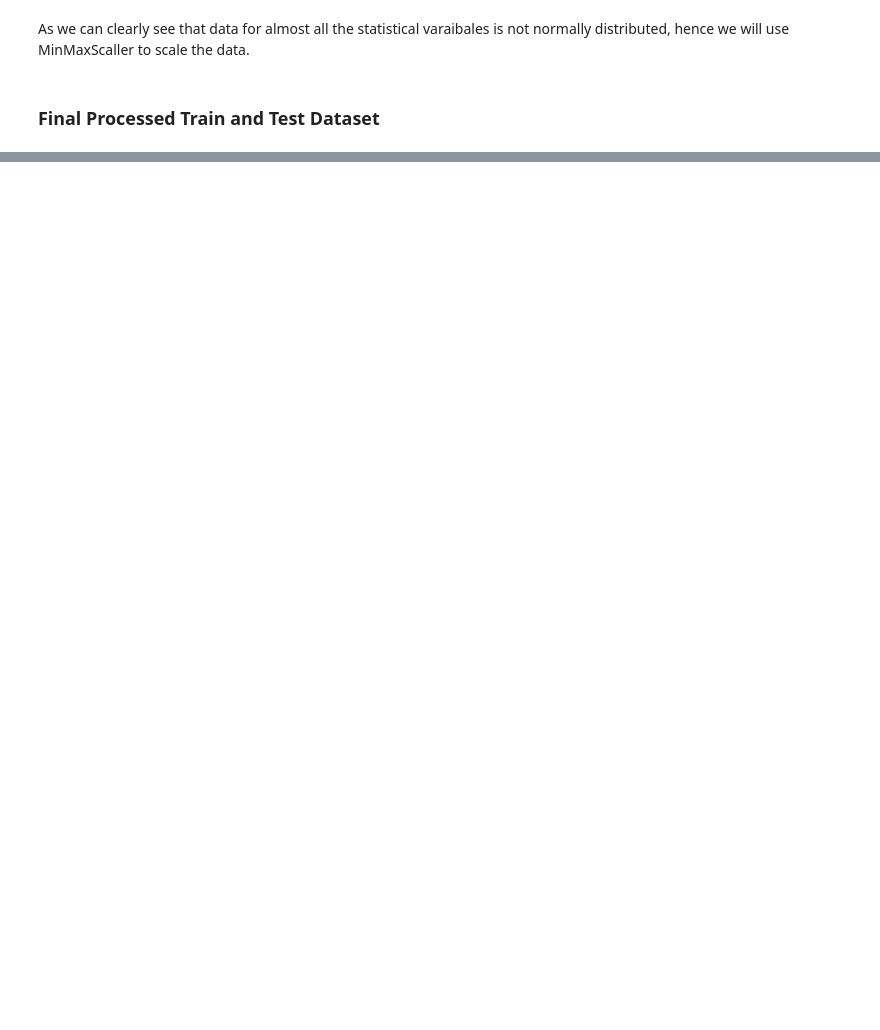
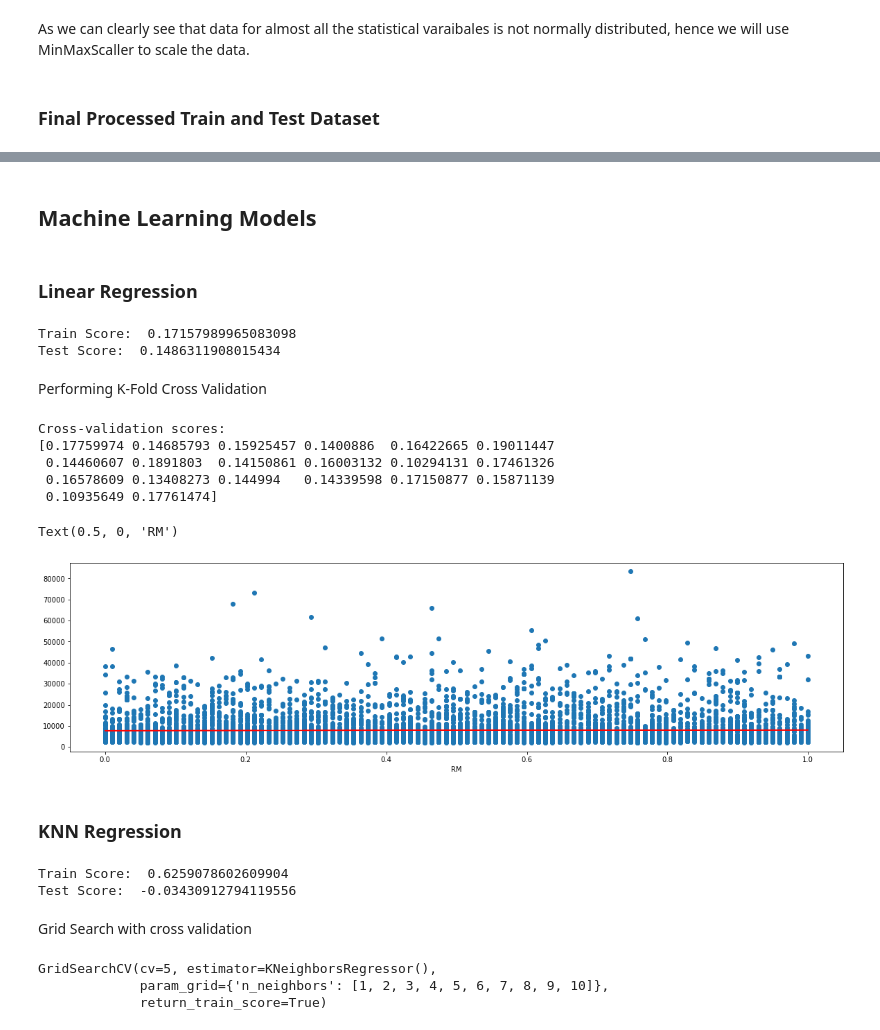
Before and after one commit to ddahiya16/Machine-Learning, a Jupyter notebook: Customer Life Time Value Prediction Model.ipynb, the cells around one changed output, grey strips where cells are left out. Cells and saved outputs as stored; diff of their text form; code cells hidden in the pictures; blank space fills up the shorter version.

Commit message:
Update Customer Life Time Value Prediction Model.ipynb
Linear Regression and KNN Regression

```diff
--- a/Customer Life Time Value Prediction Model.ipynb
+++ b/Customer Life Time Value Prediction Model.ipynb
@@ -583 +583,60 @@ pd.DataFrame(x_test).head()
 5 rows × 57 columns
+# %% [markdown]
+## Machine Learning Models
+# %% [markdown]
+### Linear Regression
+# %%
+from sklearn.linear_model import LinearRegression
+
+lreg = LinearRegression()
+lreg.fit(x_train, y_train)
+print("Train Score: ",lreg.score(x_train, y_train))
+print("Test Score: ",lreg.score(x_test, y_test))
+# %% [output]
+Train Score:  0.17157989965083098
+Test Score:  0.1486311908015434
+# %% [markdown]
+Performing K-Fold Cross Validation
+# %%
+from sklearn.model_selection import KFold
+from sklearn.model_selection import cross_val_score
+kfold = KFold(n_splits=20)
+print("Cross-validation scores:\n{}".format
+      (cross_val_score(lreg, x, y, cv=kfold)))
+# %% [output]
+Cross-validation scores:
+[0.17759974 0.14685793 0.15925457 0.1400886  0.16422665 0.19011447
+ 0.14460607 0.1891803  0.14150861 0.16003132 0.10294131 0.17461326
+ 0.16578609 0.13408273 0.144994   0.14339598 0.17150877 0.15871139
+ 0.10935649 0.17761474]
+# %%
+%matplotlib inline
+import matplotlib.pyplot as plt
+
+X_train_rm = x_train[:,5].reshape(-1,1)
+lreg.fit(X_train_rm, y_train)
+y_predict = lreg.predict(X_train_rm)
+
+plt.subplots(figsize = (20,5))
+plt.plot(X_train_rm, y_predict, c = 'r')
+plt.scatter(X_train_rm,y_train)
+plt.xlabel('RM')
+# %% [output]
+Text(0.5, 0, 'RM')
+[figure, added]
+# %% [markdown]
+### KNN Regression
+# %%
+from sklearn.neighbors import KNeighborsRegressor
+
+knn = KNeighborsRegressor(n_neighbors=2)
+
+# Fit and score
+knn.fit(x_train, y_train)
+print("Train Score: ",knn.score(x_train, y_train))
+print("Test Score: ",knn.score(x_test, y_test))
+# %% [output]
+Train Score:  0.6259078602609904
+Test Score:  -0.03430912794119556
+# %% [markdown]
+Grid Search with cross validation
@@ -583,0 +648,6 @@ pd.DataFrame(x_test).head()
+# %%
+grid_search.fit(x_train, y_train)
+# %% [output]
+GridSearchCV(cv=5, estimator=KNeighborsRegressor(),
+             param_grid={'n_neighbors': [1, 2, 3, 4, 5, 6, 7, 8, 9, 10]},
+             return_train_score=True)
```
Also changed, not shown: parts of 5 cells of this notebook.
